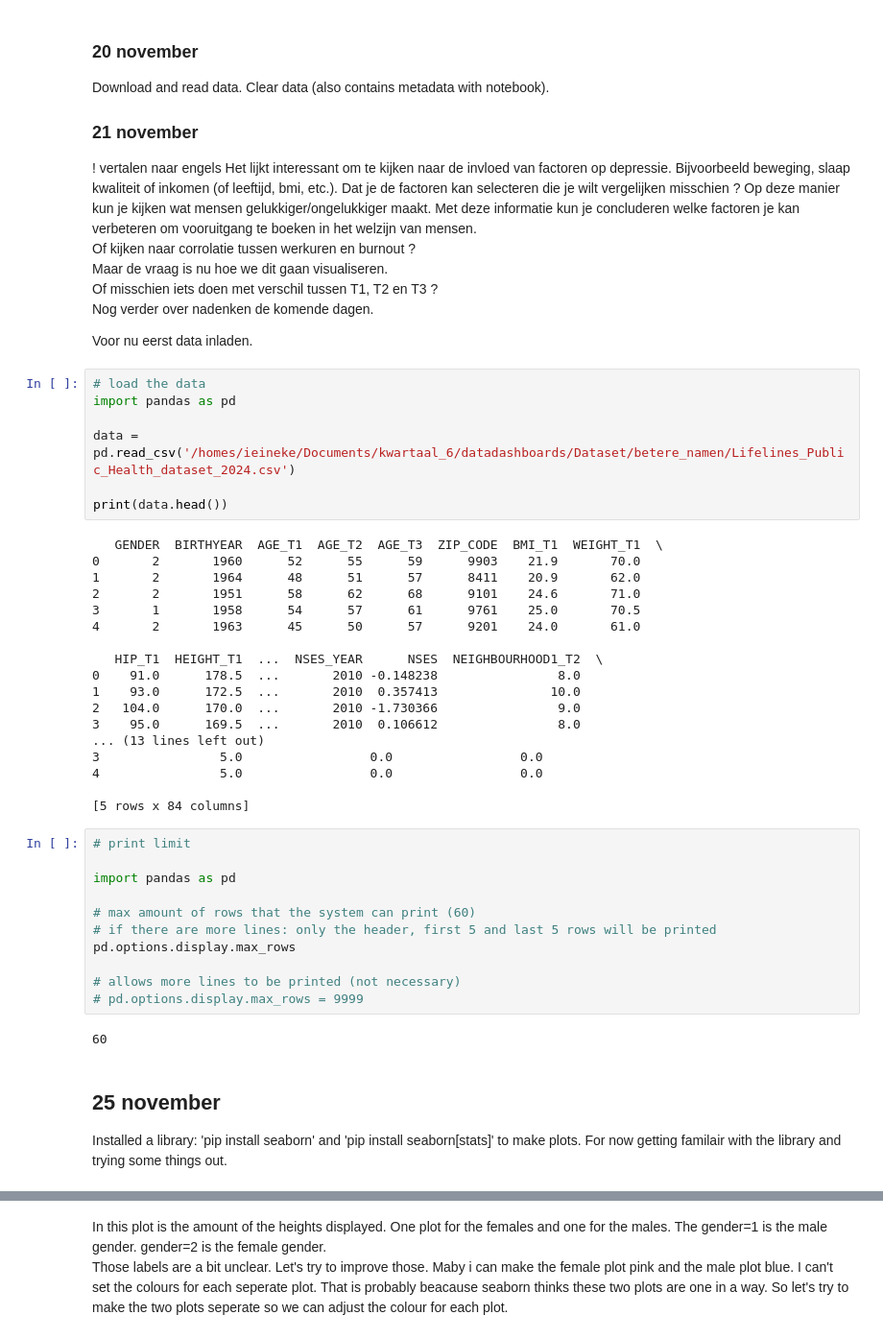
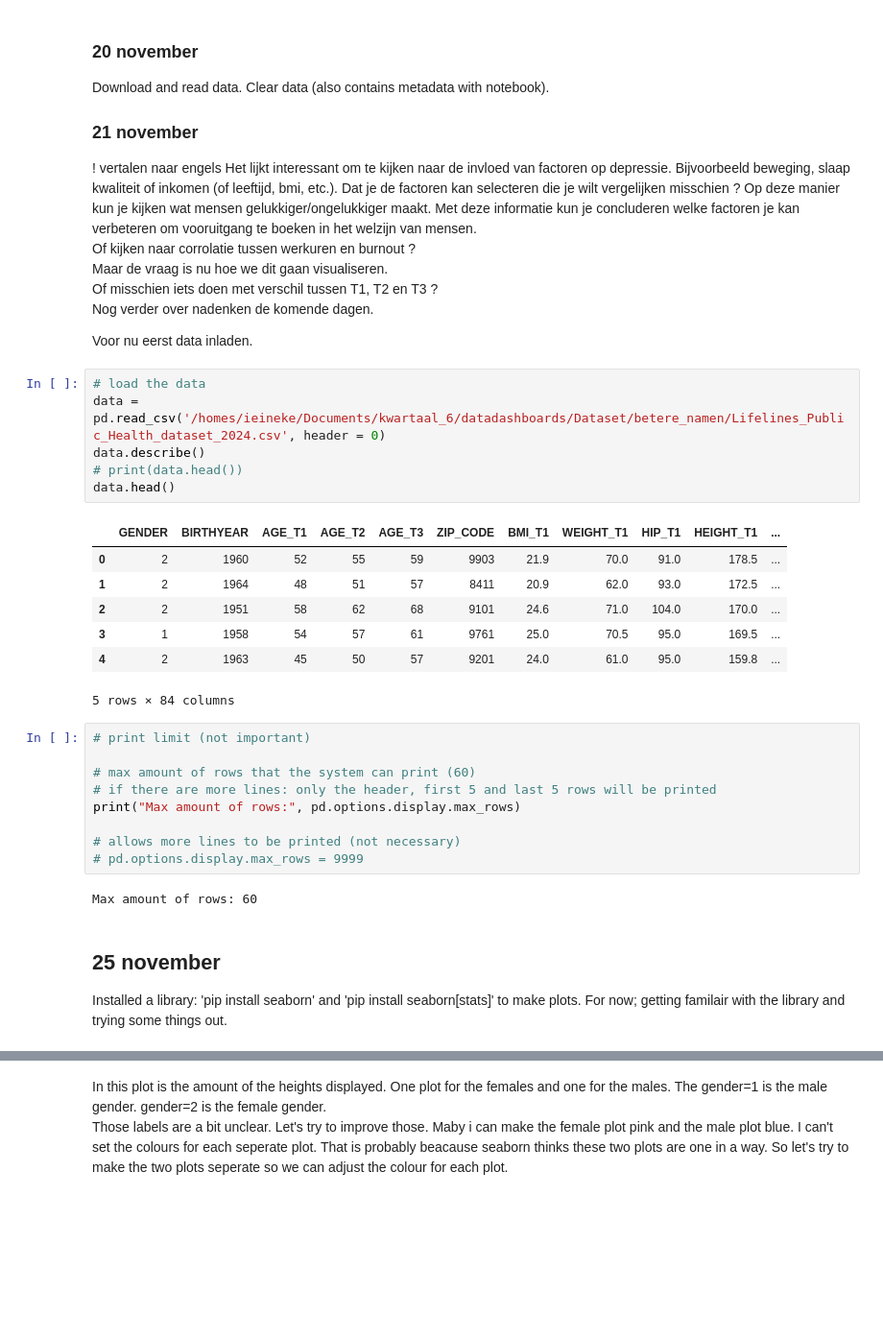
Before and after one commit to irisineke/Lifelines, a Jupyter notebook: logboek.ipynb, the cells around one changed output, grey strips where cells are left out. Shown at 96% size. Cells and saved outputs as stored; diff of their text form; blank space fills up the shorter version.

```diff
--- a/logboek.ipynb
+++ b/logboek.ipynb
@@ -13,43 +21,30 @@ Nog verder over nadenken de komende dagen.
 Voor nu eerst data inladen.
 # %%
 # load the data
-import pandas as pd
-
-data = pd.read_csv('/homes/ieineke/Documents/kwartaal_6/datadashboards/Dataset/betere_namen/Lifelines_Public_Health_dataset_2024.csv')
-
-print(data.head())
+data = pd.read_csv('/homes/ieineke/Documents/kwartaal_6/datadashboards/Dataset/betere_namen/Lifelines_Public_Health_dataset_2024.csv', header = 0)
+data.describe()
+# print(data.head())
+data.head()
 # %% [output]
+|  | GENDER | BIRTHYEAR | AGE_T1 | AGE_T2 | AGE_T3 | ZIP_CODE | BMI_T1 | WEIGHT_T1 | HIP_T1 | HEIGHT_T1 | ... |
+| 0 | 2 | 1960 | 52 | 55 | 59 | 9903 | 21.9 | 70.0 | 91.0 | 178.5 | ... |
+| 1 | 2 | 1964 | 48 | 51 | 57 | 8411 | 20.9 | 62.0 | 93.0 | 172.5 | ... |
+| 2 | 2 | 1951 | 58 | 62 | 68 | 9101 | 24.6 | 71.0 | 104.0 | 170.0 | ... |
+| 3 | 1 | 1958 | 54 | 57 | 61 | 9761 | 25.0 | 70.5 | 95.0 | 169.5 | ... |
+| 4 | 2 | 1963 | 45 | 50 | 57 | 9201 | 24.0 | 61.0 | 95.0 | 159.8 | ... |
-   GENDER  BIRTHYEAR  AGE_T1  AGE_T2  AGE_T3  ZIP_CODE  BMI_T1  WEIGHT_T1  \
-0       2       1960      52      55      59      9903    21.9       70.0
-1       2       1964      48      51      57      8411    20.9       62.0
-2       2       1951      58      62      68      9101    24.6       71.0
-3       1       1958      54      57      61      9761    25.0       70.5
-4       2       1963      45      50      57      9201    24.0       61.0
-
-   HIP_T1  HEIGHT_T1  ...  NSES_YEAR      NSES  NEIGHBOURHOOD1_T2  \
-0    91.0      178.5  ...       2010 -0.148238                8.0
-1    93.0      172.5  ...       2010  0.357413               10.0
-2   104.0      170.0  ...       2010 -1.730366                9.0
-3    95.0      169.5  ...       2010  0.106612                8.0
-... (13 lines left out)
-3                5.0                 0.0                 0.0
-4                5.0                 0.0                 0.0
-
-[5 rows x 84 columns]
+5 rows × 84 columns
 # %%
-# print limit
-
-import pandas as pd
+# print limit (not important)
 
 # max amount of rows that the system can print (60)
 # if there are more lines: only the header, first 5 and last 5 rows will be printed
-pd.options.display.max_rows
+print("Max amount of rows:", pd.options.display.max_rows)
 
 # allows more lines to be printed (not necessary)
 # pd.options.display.max_rows = 9999
 # %% [output]
-60
+Max amount of rows: 60
 # %% [markdown]
 ## 25 november
 Installed a library: 'pip install seaborn' and 'pip install seaborn[stats]' to make plots.
-For now getting familair with the library and trying some things out.
+For now; getting familair with the library and trying some things out.
```
Also changed, not shown: parts of 11 cells of this notebook, 5 other files.
